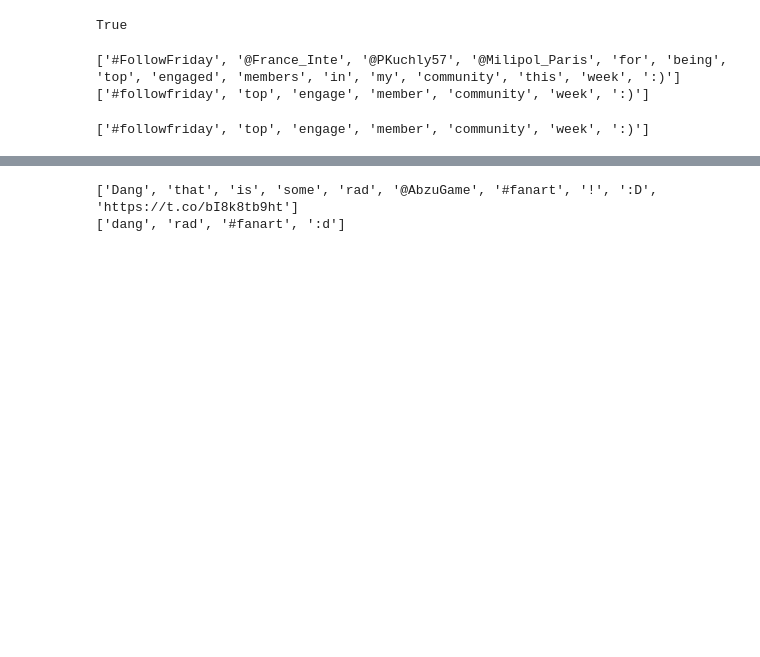
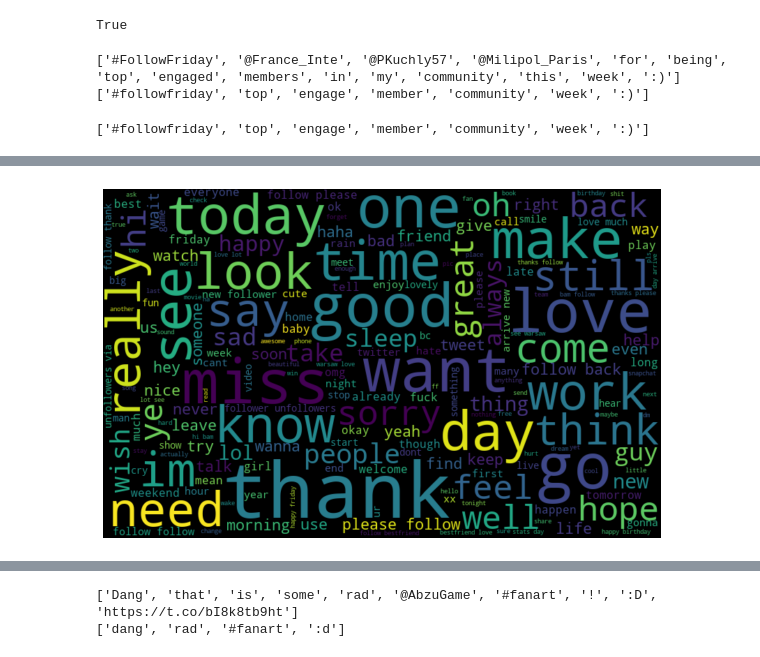
Before and after one commit to adodhia/MastersThesis, a Jupyter notebook: NLTLProcessingOfTweets.ipynb, the cells around one changed output, grey strips where cells are left out. Cells and saved outputs as stored; diff of their text form; code cells hidden in the pictures; blank space fills up the shorter version.

```diff
--- a/NLTLProcessingOfTweets.ipynb
+++ b/NLTLProcessingOfTweets.ipynb
@@ -178,0 +188,7 @@ df['Tweet'][0]
+# %%
+#Shuffle the dataframe
+df = df.sample(frac=1)
+df
+
+# If you want to reset the index while random shuffling
+#df = df.sample(frac=1).reset_index(drop=True)
@@ -178,0 +209,6 @@ df['Tweet'][0]
+# %%
+df['Tweet'].head()
+tokenized_tweet = df['Tweet']
+tokenized_tweet.head()
+for i in range(len(tokenized_tweet)):
+    tokenized_tweet[i] = ' '.join(tokenized_tweet[i])
@@ -178,0 +220,4 @@ df['Tweet'][0]
+# %%
+tokenized_tweet.head()
+df['Tweet'] = tokenized_tweet
+df
@@ -178,0 +238,15 @@ df['Tweet'][0]
+# %%
+import matplotlib.pyplot as plt
+import seaborn as sns
+
+all_words = ' '.join([text for text in df['Tweet'][df['Sentiment'] == 1]])
+all_words = ' '.join([text for text in df['Tweet']])
+from wordcloud import WordCloud
+wordcloud = WordCloud(width=800, height=500, random_state=21, max_font_size=110).generate(all_words)
+
+plt.figure(figsize=(10, 7))
+plt.imshow(wordcloud, interpolation="bilinear")
+plt.axis('off')
+plt.show()
+# %% [output]
+[figure, added]
```
Also changed, not shown: parts of 27 cells of this notebook, 1 other file.
